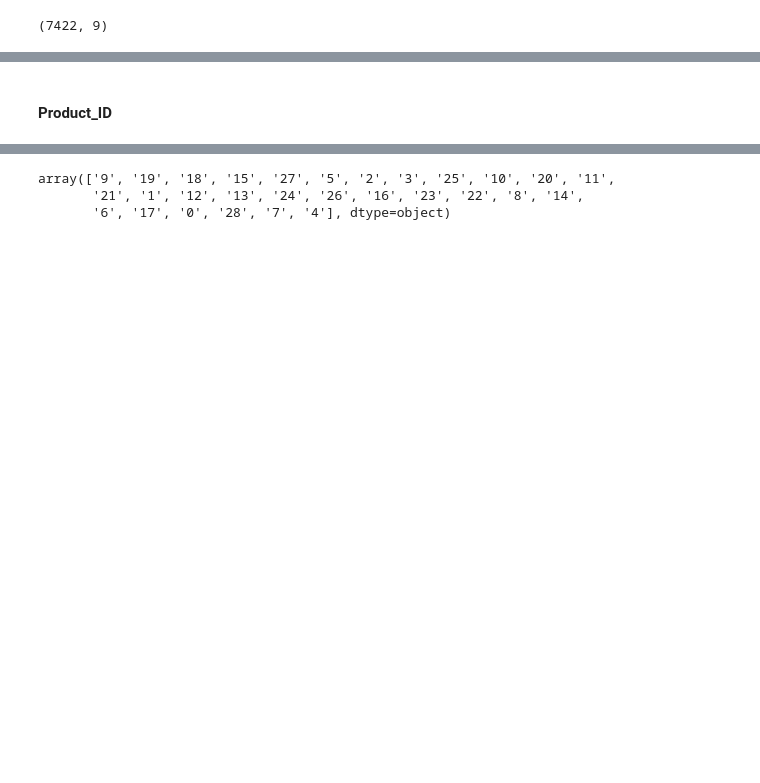
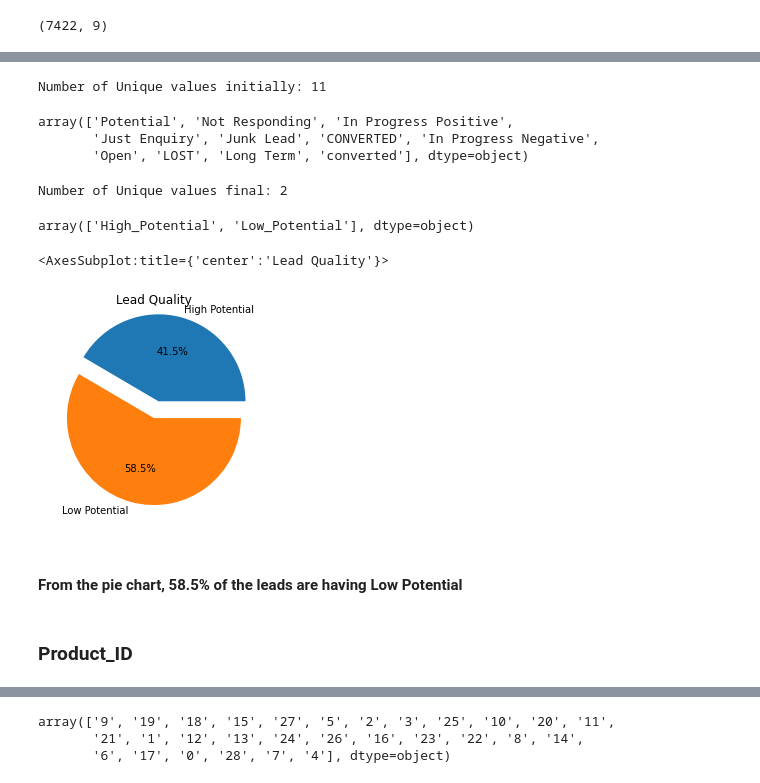
Before and after one commit to krishnikaarun/Sales-Effectiveness, a Jupyter notebook: PM-PR-0019-SalesEffectiveness.ipynb, the cells around one changed output, grey strips where cells are left out. Saved outputs shown, nothing was run; the diff lists cells and outputs as text; code cells hidden in the pictures; blank space fills up the shorter version.

```diff
--- a/PM-PR-0019-SalesEffectiveness.ipynb
+++ b/PM-PR-0019-SalesEffectiveness.ipynb
@@ -77,0 +126,11 @@ dtype: int64
+# %%
+print("Number of Unique values initially:", df.Status.nunique())
+# %% [output]
+Number of Unique values initially: 11
+# %%
+# Viewing all the unique values of Status
+df.Status.unique()
+# %% [output]
+array(['Potential', 'Not Responding', 'In Progress Positive',
+       'Just Enquiry', 'Junk Lead', 'CONVERTED', 'In Progress Negative',
+       'Open', 'LOST', 'Long Term', 'converted'], dtype=object)
@@ -78,2 +141,17 @@ dtype: int64
+# %%
+print("Number of Unique values final:", df.Status.nunique())
+# %% [output]
+Number of Unique values final: 2
+# %%
+df.Status.unique()
+# %% [output]
+array(['High_Potential', 'Low_Potential'], dtype=object)
+# %%
+df.groupby('Status').size().plot(kind='pie', labels=['High Potential','Low Potential'], title = 'Lead Quality', explode = [0.2,0],autopct='%1.1f%%', ylabel = "")
+# %% [output]
+<AxesSubplot:title={'center':'Lead Quality'}>
+[figure, added]
+# %% [markdown]
+#### From the pie chart, 58.5% of the leads are having Low Potential
 # %% [markdown]
-#### Product_ID
+### Product_ID
```
Also changed, not shown: parts of 78 cells of this notebook.
